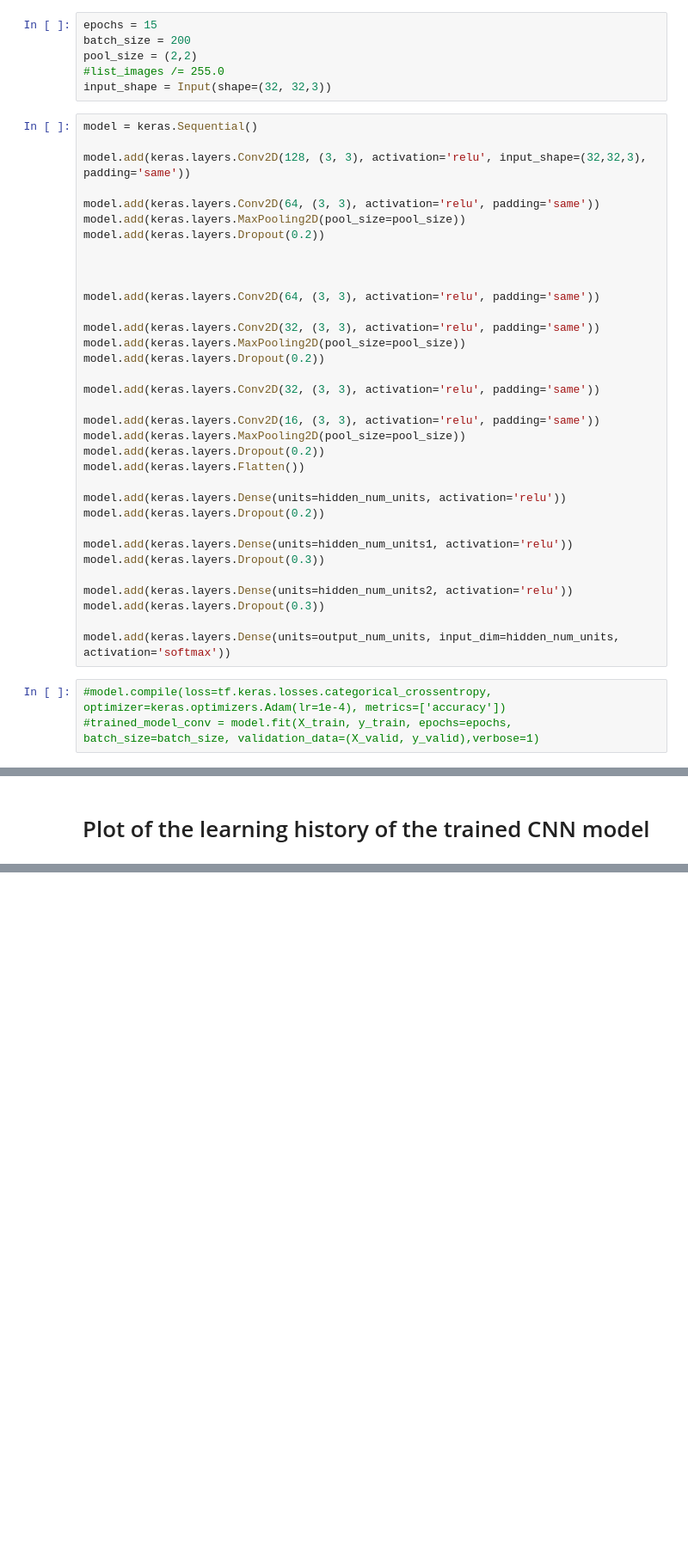
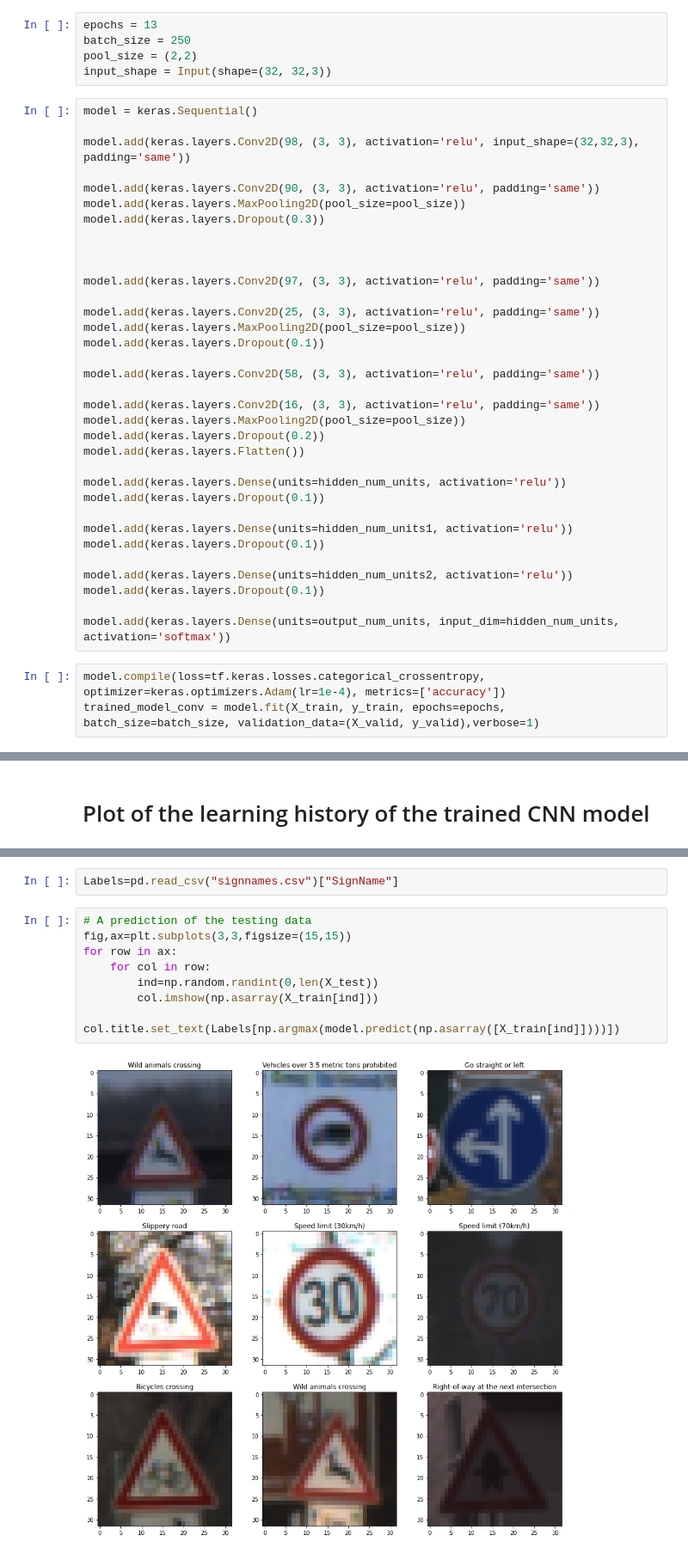
Before and after one commit to RujH/Traffic_Sign_Detector, a Jupyter notebook: Traffic_Sign_Detection.ipynb, the cells around one changed output, grey strips where cells are left out. Shown at 86% size. Cells and saved outputs as stored; diff of their text form; blank space fills up the shorter version.

```diff
--- a/Traffic_Sign_Detection.ipynb
+++ b/Traffic_Sign_Detection.ipynb
@@ -258,29 +185,28 @@ Epoch 17/17
 # %% [markdown]
 # No bayesian optimization
 # %%
-epochs = 15
-batch_size = 200
+epochs = 13
+batch_size = 250
 pool_size = (2,2)
-#list_images /= 255.0
 input_shape = Input(shape=(32, 32,3))
 # %%
 model = keras.Sequential()
 
-model.add(keras.layers.Conv2D(128, (3, 3), activation='relu', input_shape=(32,32,3), padding='same'))
+model.add(keras.layers.Conv2D(98, (3, 3), activation='relu', input_shape=(32,32,3), padding='same'))
 
-model.add(keras.layers.Conv2D(64, (3, 3), activation='relu', padding='same'))
+model.add(keras.layers.Conv2D(90, (3, 3), activation='relu', padding='same'))
 model.add(keras.layers.MaxPooling2D(pool_size=pool_size))
-model.add(keras.layers.Dropout(0.2))
+model.add(keras.layers.Dropout(0.3))
 
 
 
-model.add(keras.layers.Conv2D(64, (3, 3), activation='relu', padding='same'))
+model.add(keras.layers.Conv2D(97, (3, 3), activation='relu', padding='same'))
 
-model.add(keras.layers.Conv2D(32, (3, 3), activation='relu', padding='same'))
+model.add(keras.layers.Conv2D(25, (3, 3), activation='relu', padding='same'))
 model.add(keras.layers.MaxPooling2D(pool_size=pool_size))
-model.add(keras.layers.Dropout(0.2))
+model.add(keras.layers.Dropout(0.1))
 
-model.add(keras.layers.Conv2D(32, (3, 3), activation='relu', padding='same'))
+model.add(keras.layers.Conv2D(58, (3, 3), activation='relu', padding='same'))
 
 model.add(keras.layers.Conv2D(16, (3, 3), activation='relu', padding='same'))
 model.add(keras.layers.MaxPooling2D(pool_size=pool_size))
@@ -288,15 +214,15 @@ model.add(keras.layers.Dropout(0.2))
 model.add(keras.layers.Flatten())
 
 model.add(keras.layers.Dense(units=hidden_num_units, activation='relu'))
-model.add(keras.layers.Dropout(0.2))
+model.add(keras.layers.Dropout(0.1))
 
 model.add(keras.layers.Dense(units=hidden_num_units1, activation='relu'))
-model.add(keras.layers.Dropout(0.3))
+model.add(keras.layers.Dropout(0.1))
 
 model.add(keras.layers.Dense(units=hidden_num_units2, activation='relu'))
-model.add(keras.layers.Dropout(0.3))
+model.add(keras.layers.Dropout(0.1))
 
 model.add(keras.layers.Dense(units=output_num_units, input_dim=hidden_num_units, activation='softmax'))
 # %%
-#model.compile(loss=tf.keras.losses.categorical_crossentropy, optimizer=keras.optimizers.Adam(lr=1e-4), metrics=['accuracy'])
-#trained_model_conv = model.fit(X_train, y_train, epochs=epochs, batch_size=batch_size, validation_data=(X_valid, y_valid),verbose=1)
+model.compile(loss=tf.keras.losses.categorical_crossentropy, optimizer=keras.optimizers.Adam(lr=1e-4), metrics=['accuracy'])
+trained_model_conv = model.fit(X_train, y_train, epochs=epochs, batch_size=batch_size, validation_data=(X_valid, y_valid),verbose=1)
@@ -394,3 +279,15 @@ print('accuracy:', score[1])
+# %%
+Labels=pd.read_csv("signnames.csv")["SignName"]
+# %%
+# A prediction of the testing data
+fig,ax=plt.subplots(3,3,figsize=(15,15))
+for row in ax:
+    for col in row:
+        ind=np.random.randint(0,len(X_test))
+        col.imshow(np.asarray(X_train[ind]))
+        col.title.set_text(Labels[np.argmax(model.predict(np.asarray([X_train[ind]])))])
+# %% [output]
+[figure, added]
 # %% [markdown]
 # Useful Articles
 - https://github.com/tomaszkacmajor/CarND-Traffic-Sign-Classifier-P2/blob/master/Traffic_Sign_Classifier.ipynb
```
Also changed, not shown: parts of 13 cells of this notebook.
